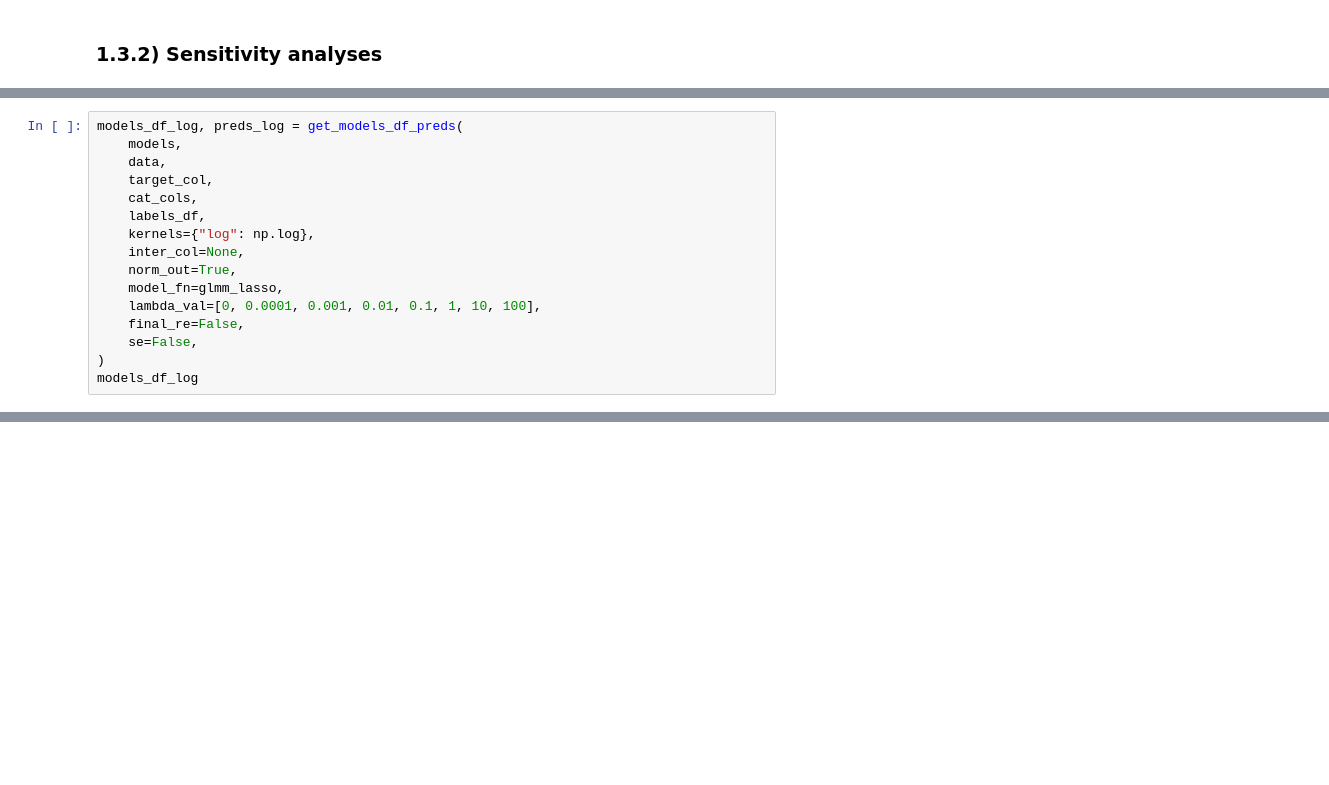
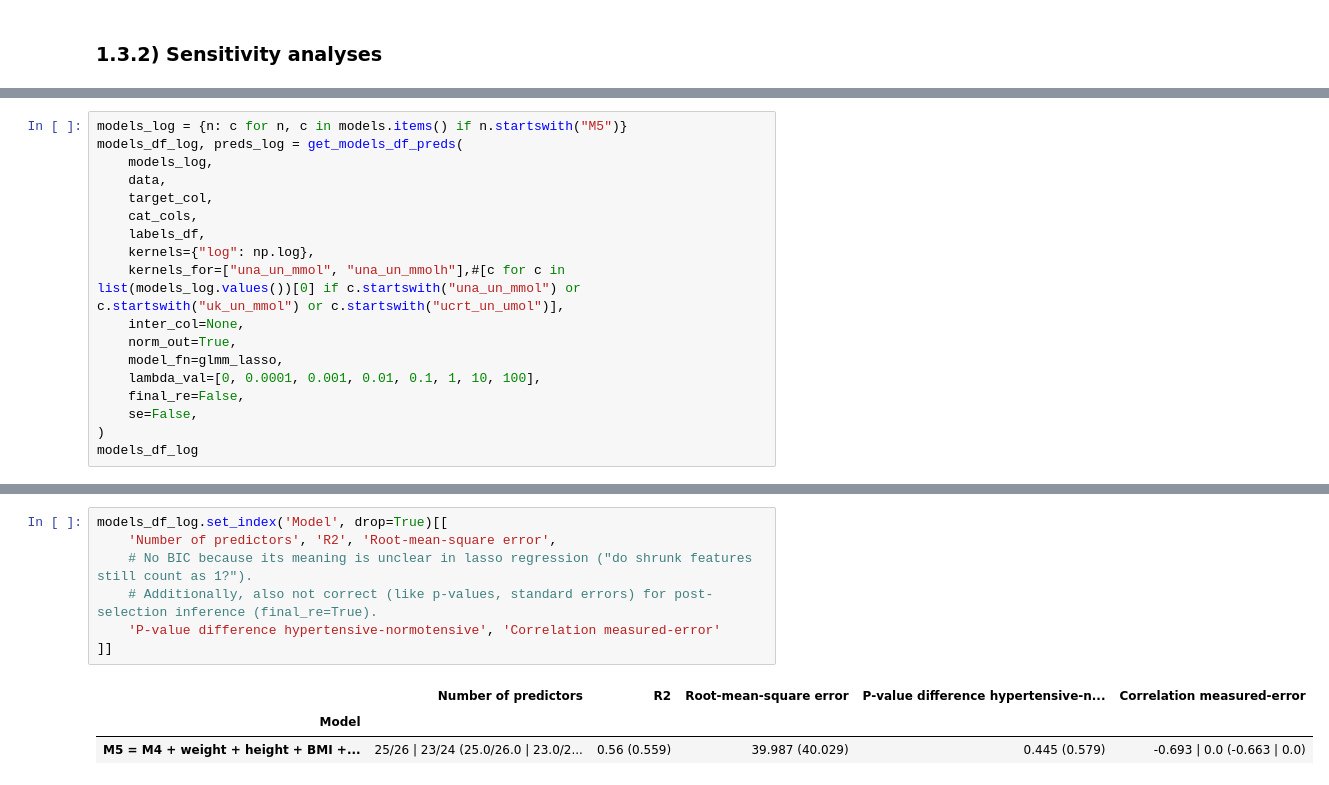
Before and after one commit to nolan1999/una-estimation-from-night-samples-pub, a Jupyter notebook: Notebooks/01_analyses_multivariate_regression_cv.ipynb, the cells around one changed output, grey strips where cells are left out. Saved outputs shown, nothing was run; the diff lists cells and outputs as text; blank space fills up the shorter version.

Commit message:
Experiment with log kernel

```diff
--- a/Notebooks/01_analyses_multivariate_regression_cv.ipynb
+++ b/Notebooks/01_analyses_multivariate_regression_cv.ipynb
@@ -641,11 +661,13 @@ RMSE (39.91945949658823, 41.52466240017979)
 # %%
+models_log = {n: c for n, c in models.items() if n.startswith("M5")}
 models_df_log, preds_log = get_models_df_preds(
-    models,
+    models_log,
     data,
     target_col,
     cat_cols,
     labels_df,
     kernels={"log": np.log},
+    kernels_for=["una_un_mmol", "una_un_mmolh"],#[c for c in list(models_log.values())[0] if c.startswith("una_un_mmol") or c.startswith("uk_un_mmol") or c.startswith("ucrt_un_umol")],
     inter_col=None,
     norm_out=True,
     model_fn=glmm_lasso,
@@ -674,0 +699,11 @@ WARNING: Selected lambda ([100.]) is at the edge of the search range. Consider e
+# %%
+models_df_log.set_index('Model', drop=True)[[
+    'Number of predictors', 'R2', 'Root-mean-square error',
+    # No BIC because its meaning is unclear in lasso regression ("do shrunk features still count as 1?").
+    # Additionally, also not correct (like p-values, standard errors) for post-selection inference (final_re=True).
+    'P-value difference hypertensive-normotensive', 'Correlation measured-error'
+]]
+# %% [output]
+|  | Number of predictors | R2 | Root-mean-square error | P-value difference hypertensive-n... | Correlation measured-error |
+| Model |  |  |  |  |  |
+| M5 = M4 + weight + height + BMI +... | 25/26 | 23/24 (25.0/26.0 | 23.0/2... | 0.56 (0.559) | 39.987 (40.029) | 0.445 (0.579) | -0.693 | 0.0 (-0.663 | 0.0) |
```
Also changed, not shown: parts of 4 cells of this notebook, 1 other file.
